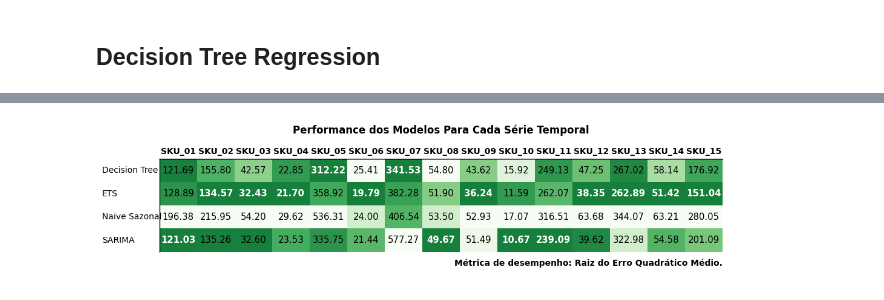
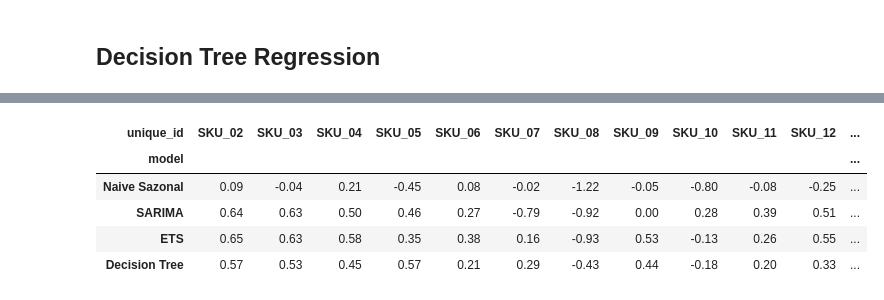
Before and after one commit to getrolucas/PIC-CD-UFERSA, a Jupyter notebook: notebooks/04_decision_tree.ipynb, the cells around one changed output, grey strips where cells are left out. Drawn from its saved outputs; the diff is of its cells as text; code cells hidden in the pictures.

Commit message:
++updates modelos e graficos
update modelos e graficos

```diff
--- a/notebooks/04_decision_tree.ipynb
+++ b/notebooks/04_decision_tree.ipynb
@@ -94,9 +91,13 @@ rf_eval.evaluation_df
 # %%
 # comparação dos modelos
 metrics = pd.read_csv(EVAL_PATH)
-order = metrics['model'].sort_values().unique()
-metrics = metrics.pivot_table('rmse','unique_id','model')[order]
-
-fig = plot_metrics(metrics, figsize=(12, 2))
+order = metrics['model'].unique()
+metrics = metrics.pivot_table('r2','unique_id','model')[order]
+metrics.T
 # %% [output]
-[figure, removed]
+| unique_id | SKU_02 | SKU_03 | SKU_04 | SKU_05 | SKU_06 | SKU_07 | SKU_08 | SKU_09 | SKU_10 | SKU_11 | SKU_12 | ... |
+| model |  |  |  |  |  |  |  |  |  |  |  | ... |
+| Naive Sazonal | 0.09 | -0.04 | 0.21 | -0.45 | 0.08 | -0.02 | -1.22 | -0.05 | -0.80 | -0.08 | -0.25 | ... |
+| SARIMA | 0.64 | 0.63 | 0.50 | 0.46 | 0.27 | -0.79 | -0.92 | 0.00 | 0.28 | 0.39 | 0.51 | ... |
+| ETS | 0.65 | 0.63 | 0.58 | 0.35 | 0.38 | 0.16 | -0.93 | 0.53 | -0.13 | 0.26 | 0.55 | ... |
+| Decision Tree | 0.57 | 0.53 | 0.45 | 0.57 | 0.21 | 0.29 | -0.43 | 0.44 | -0.18 | 0.20 | 0.33 | ... |
```
Also changed, not shown: parts of 5 cells of this notebook, 15 other files.
